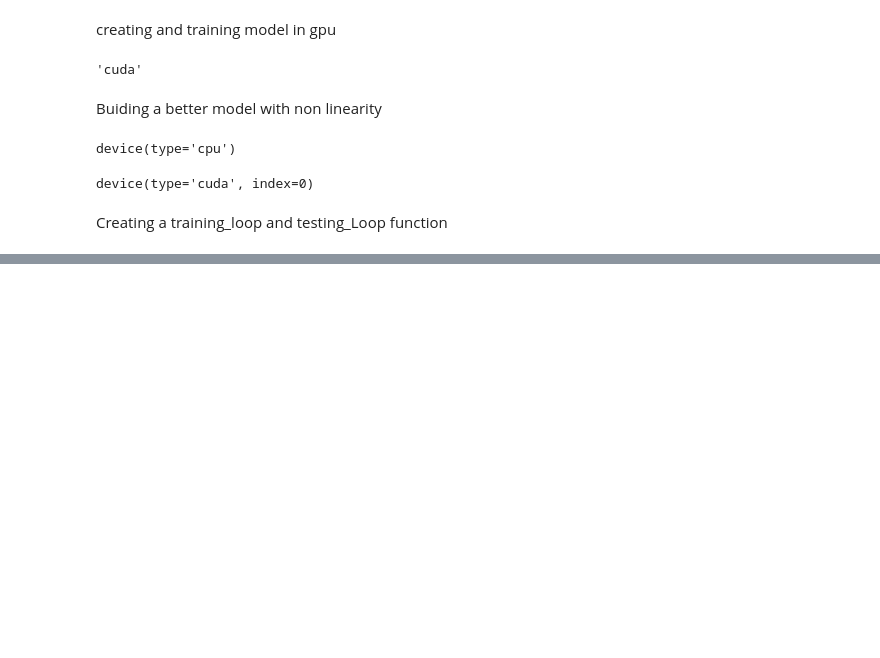
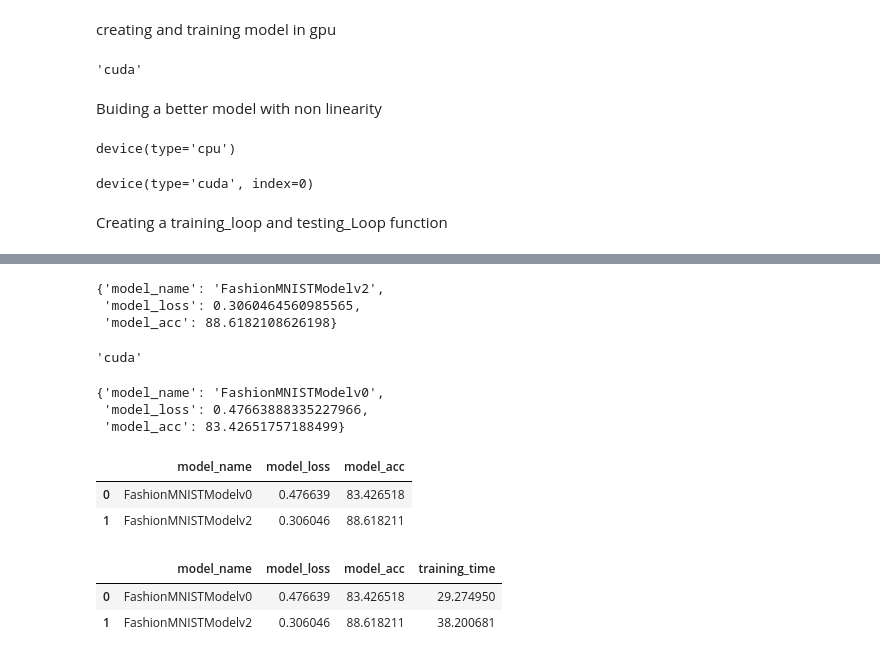
Before and after one commit to adarsha4real/pytorch-basics, a Jupyter notebook: Computer_Vision.ipynb, the cells around one changed output, grey strips where cells are left out. Saved outputs shown, nothing was run; the diff lists cells and outputs as text; code cells hidden in the pictures; blank space fills up the shorter version.

Commit message:
train cnn model

```diff
--- a/Computer_Vision.ipynb
+++ b/Computer_Vision.ipynb
@@ -514,0 +713,26 @@ train time on cuda:30.827 seconds
+# %%
+torch.manual_seed(42)
+torch.cuda.manual_seed(42)
+
+# measure time
+from timeit import default_timer as timer
+train_time_start_model_2 = timer()
+
+
+# train and test loop
+epochs = 3
+for epoch in tqdm(range(epochs)):
+  print(f"Epoch:{epoch}\n.....")
+  train_step(model=model_2,data_loader=train_dataloader,
+             loss_fn=loss_fn,
+             optimizer=optimizer,
+             accuracy_fn=accuracy_fn,
+             device=device)
+  test_step(model=model_2,
+            data_loader=test_dataloader,
+            loss_fn=loss_fn,
+            accuracy_fn=accuracy_fn,
+            device=device)
+
+train_time_end_model_2 = timer()
+total_train_time_model_2 = print_train_time(start=train_time_start_model_2,end=train_time_end_model_2,device=device)
@@ -514,0 +756,39 @@ train time on cuda:30.827 seconds
+# %%
+# get model_2 result
+model_2_results=eval_model(model=model_2,
+                           data_loader=test_dataloader,
+                           loss_fn=loss_fn,
+                           accuracy_fn=accuracy_fn,
+                           device=device)
+model_2_results
+# %% [output]
+{'model_name': 'FashionMNISTModelv2',
+ 'model_loss': 0.3060464560985565,
+ 'model_acc': 88.6182108626198}
+# %%
+device
+# %% [output]
+'cuda'
+# %%
+model_0_results
+# %% [output]
+{'model_name': 'FashionMNISTModelv0',
+ 'model_loss': 0.47663888335227966,
+ 'model_acc': 83.42651757188499}
+# %%
+# compare all models
+import pandas as pd
+compare_model= pd.DataFrame([model_0_results,model_2_results])
+compare_model
+# %% [output]
+|  | model_name | model_loss | model_acc |
+| 0 | FashionMNISTModelv0 | 0.476639 | 83.426518 |
+| 1 | FashionMNISTModelv2 | 0.306046 | 88.618211 |
+# %%
+compare_model["training_time"]=[total_train_time_model_0,total_train_time_model_2]
+# %%
+compare_model
+# %% [output]
+|  | model_name | model_loss | model_acc | training_time |
+| 0 | FashionMNISTModelv0 | 0.476639 | 83.426518 | 29.274950 |
+| 1 | FashionMNISTModelv2 | 0.306046 | 88.618211 | 38.200681 |
```
Also changed, not shown: parts of 18 cells of this notebook.
